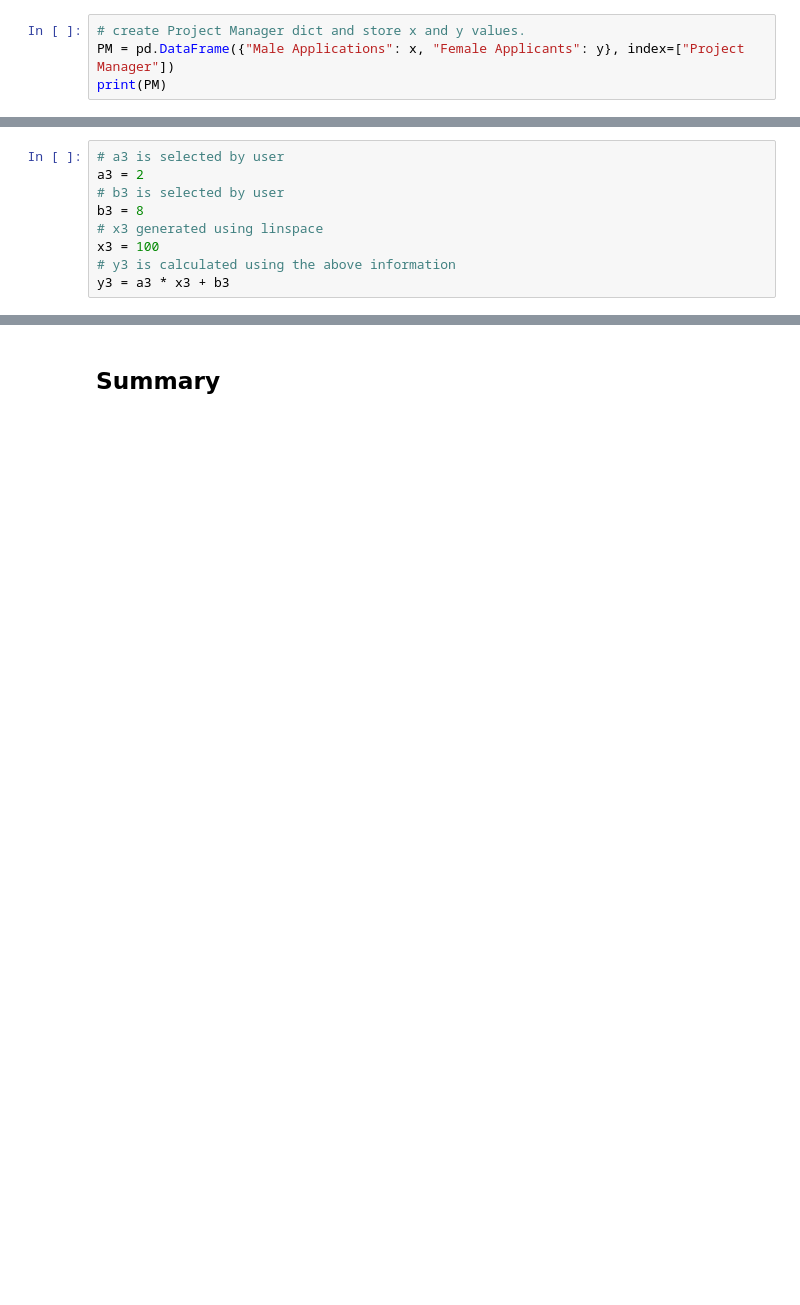
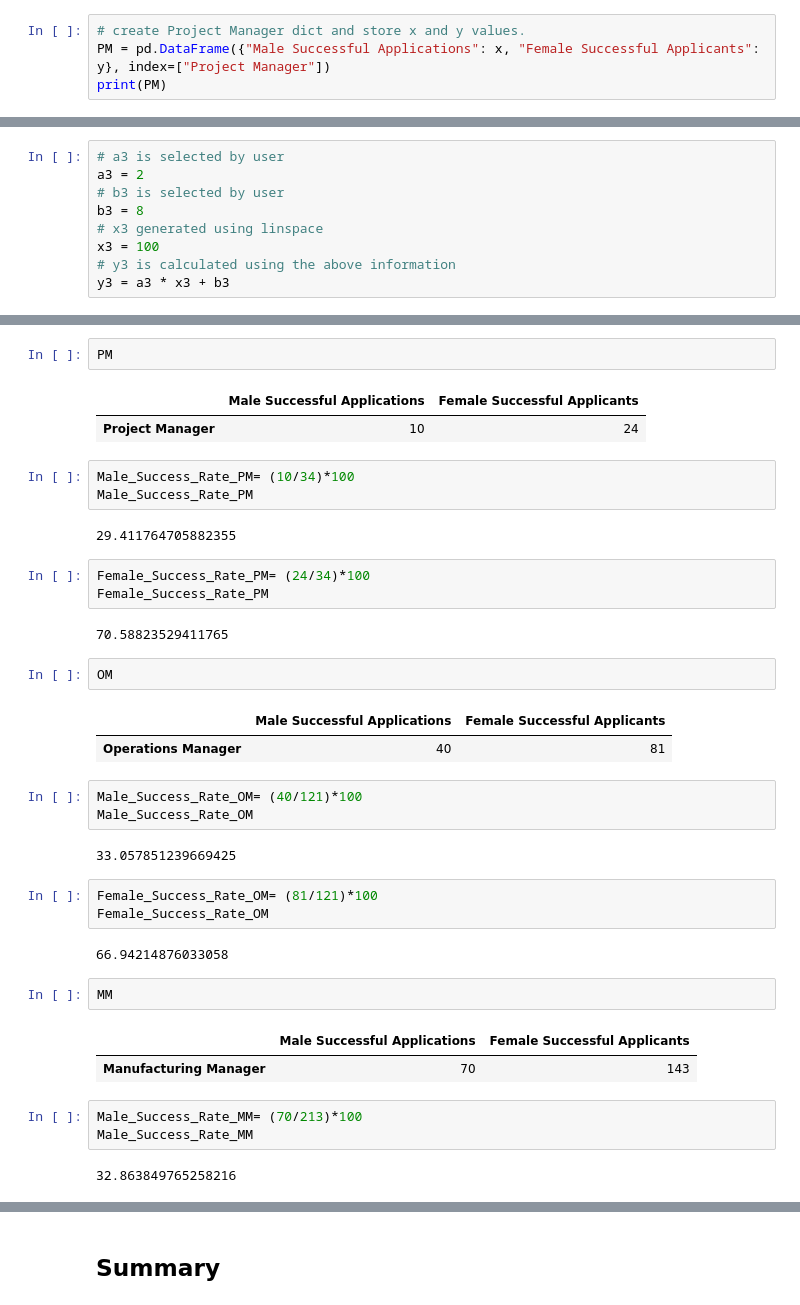
Before and after one commit to Deego88/Tasks-2020, a Jupyter notebook: Tasks 2020.ipynb, the cells around one changed output, grey strips where cells are left out. Cells and saved outputs as stored; diff of their text form; blank space fills up the shorter version.

```diff
--- a/Tasks 2020.ipynb
+++ b/Tasks 2020.ipynb
@@ -272,6 +272,6 @@ x = 10
 y = a * x + b
 # %%
 # create Project Manager dict and store x and y values.
-PM = pd.DataFrame({"Male Applications": x, "Female Applicants": y}, index=["Project Manager"])
+PM = pd.DataFrame({"Male Successful Applications": x, "Female Successful Applicants": y}, index=["Project Manager"])
 print(PM)
 # %% [output]
@@ -327,0 +335,40 @@ Transport Manager                100                208
+# %%
+PM
+# %% [output]
+|  | Male Successful Applications | Female Successful Applicants |
+| Project Manager | 10 | 24 |
+# %%
+Male_Success_Rate_PM= (10/34)*100
+Male_Success_Rate_PM
+# %% [output]
+29.411764705882355
+# %%
+Female_Success_Rate_PM= (24/34)*100
+Female_Success_Rate_PM
+# %% [output]
+70.58823529411765
+# %%
+OM
+# %% [output]
+|  | Male Successful Applications | Female Successful Applicants |
+| Operations Manager | 40 | 81 |
+# %%
+Male_Success_Rate_OM= (40/121)*100
+Male_Success_Rate_OM
+# %% [output]
+33.057851239669425
+# %%
+Female_Success_Rate_OM= (81/121)*100
+Female_Success_Rate_OM
+# %% [output]
+66.94214876033058
+# %%
+MM
+# %% [output]
+|  | Male Successful Applications | Female Successful Applicants |
+| Manufacturing Manager | 70 | 143 |
+# %%
+Male_Success_Rate_MM= (70/213)*100
+Male_Success_Rate_MM
+# %% [output]
+32.863849765258216
```
Also changed, not shown: parts of 28 cells of this notebook.
